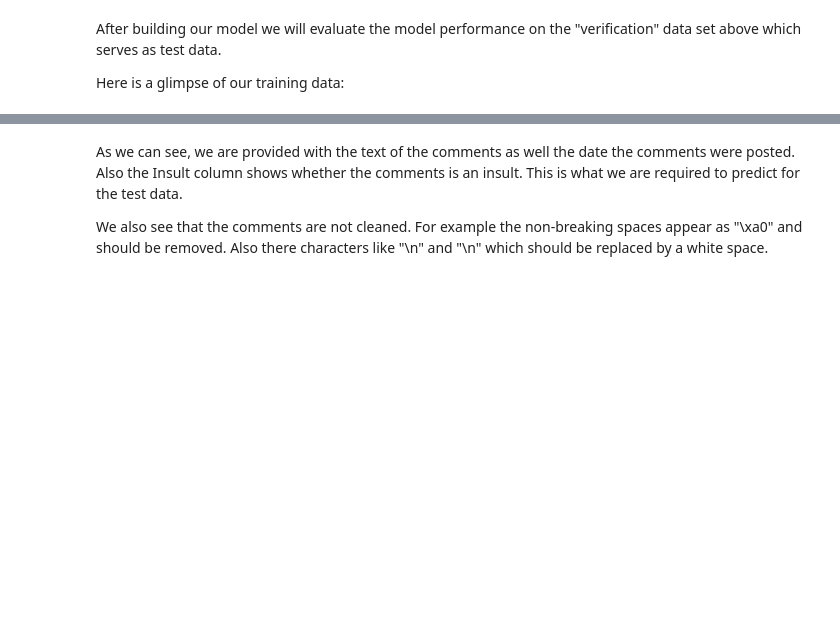
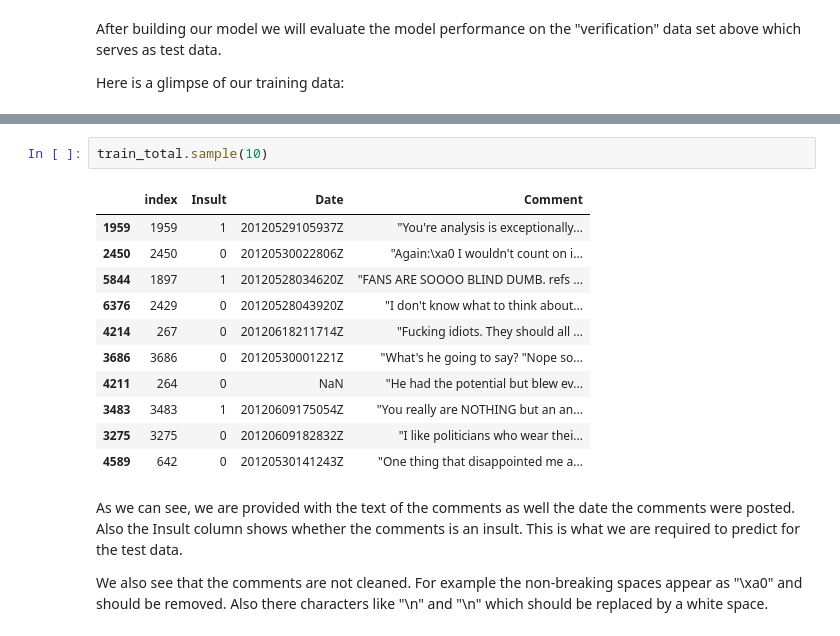
Before and after one commit to amirnasri/Data-Science, a Jupyter notebook: Kaggle/Detecting_Insult/main.ipynb, the cells around one changed output, grey strips where cells are left out. Saved outputs shown, nothing was run; the diff lists cells and outputs as text; blank space fills up the shorter version.

```diff
--- a/Kaggle/Detecting_Insult/main.ipynb
+++ b/Kaggle/Detecting_Insult/main.ipynb
@@ -49,3 +49,17 @@ train_total.sample(10)
+# %%
+train_total.sample(10)
+# %% [output]
+|  | index | Insult | Date | Comment |
+| 1959 | 1959 | 1 | 20120529105937Z | "You're analysis is exceptionally... |
+| 2450 | 2450 | 0 | 20120530022806Z | "Again:\xa0 I wouldn't count on i... |
+| 5844 | 1897 | 1 | 20120528034620Z | "FANS ARE SOOOO BLIND DUMB. refs ... |
+| 6376 | 2429 | 0 | 20120528043920Z | "I don't know what to think about... |
+| 4214 | 267 | 0 | 20120618211714Z | "Fucking idiots. They should all ... |
+| 3686 | 3686 | 0 | 20120530001221Z | "What's he going to say? "Nope so... |
+| 4211 | 264 | 0 | NaN | "He had the potential but blew ev... |
+| 3483 | 3483 | 1 | 20120609175054Z | "You really are NOTHING but an an... |
+| 3275 | 3275 | 0 | 20120609182832Z | "I like politicians who wear thei... |
+| 4589 | 642 | 0 | 20120530141243Z | "One thing that disappointed me a... |
 # %% [markdown]
 As we can see, we are provided with the text of the comments as well the date the comments were posted. Also the Insult column shows whether the comments is an insult. This is what we are required to predict for the test data.
 
```
Also changed, not shown: parts of 19 cells of this notebook, 1 other file.
